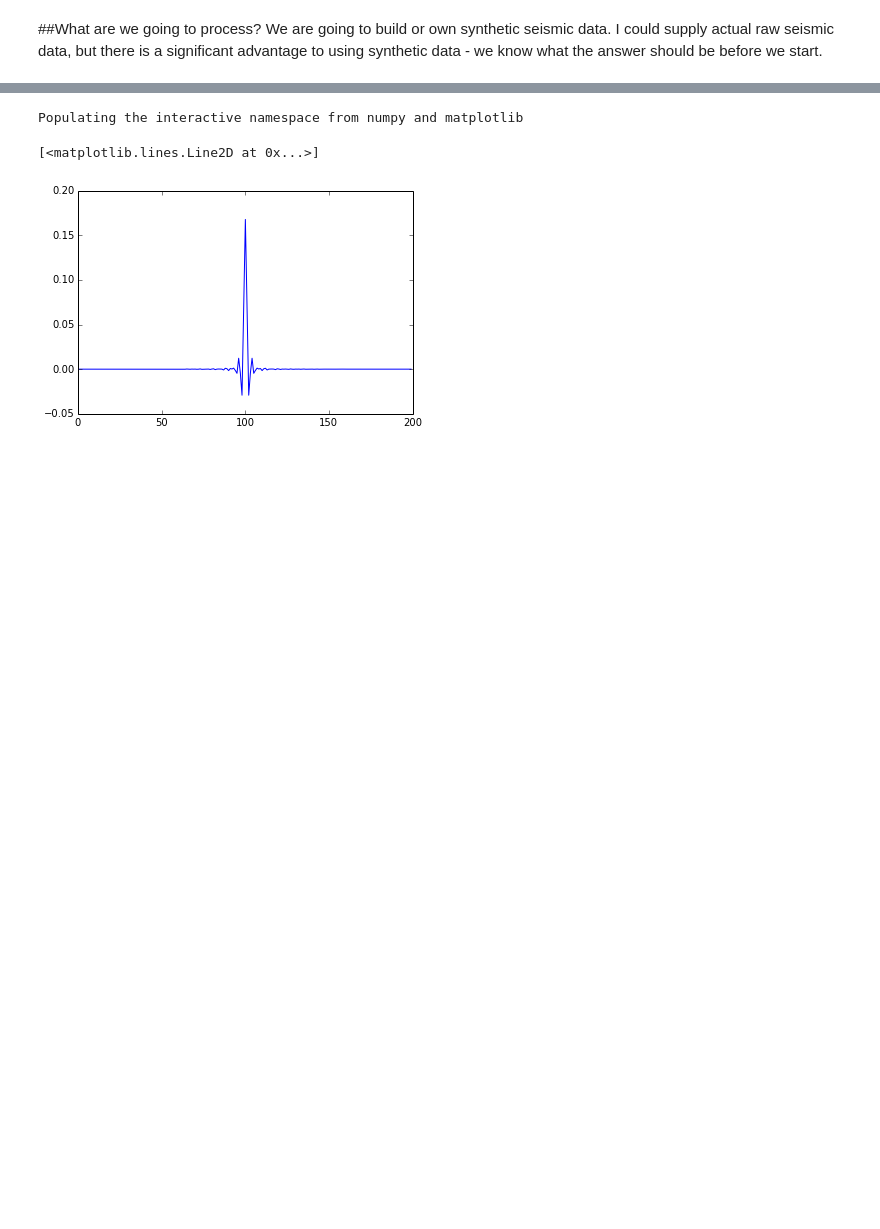
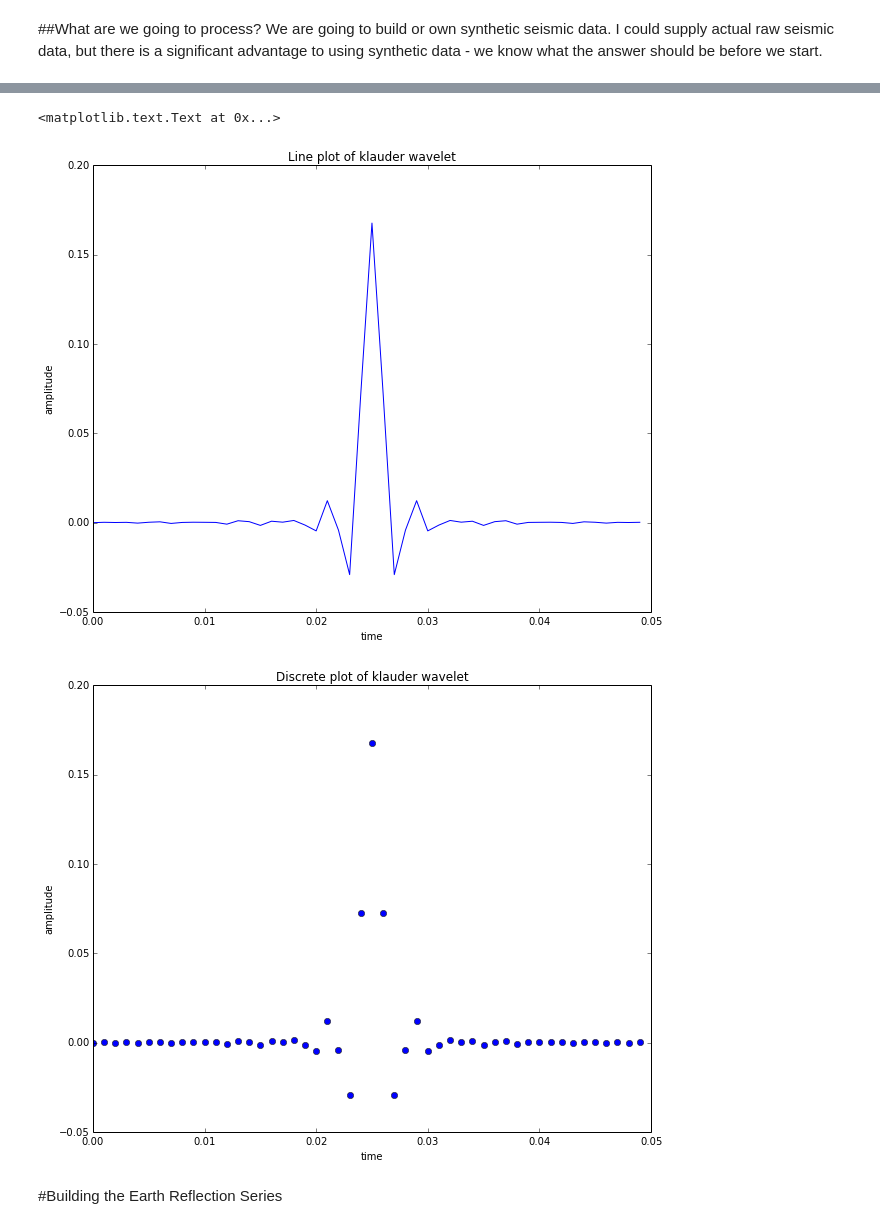
Before and after one commit to stuliveshere/SimplePyRay, a Jupyter notebook: src/Seismic Processing 101.ipynb, the cells around one changed output, grey strips where cells are left out. Drawn from its saved outputs; the diff is of its cells as text; code cells hidden in the pictures; blank space fills up the shorter version.

````diff
--- a/src/Seismic Processing 101.ipynb
+++ b/src/Seismic Processing 101.ipynb
@@ -0,0 +1,7 @@
+# %%
+%pylab inline
+pylab.rcParams['figure.figsize'] = (10.0, 8.0)
+import toolbox
+import numpy as np
+from IPython.display import HTML
+print dir(toolbox)
@@ -51,40 +62,26 @@ There is some good geophysical signal processing theory involved in this, but I
 wavelet = build_wavelet(low,high)
 ```
 has been supplied in the file toolbox.py
-# %%
-import numpy as np
-%pylab inline
-
-def build_wavelet(lowcut, highcut, ns=200, dt = 0.001):
-    '''builds a band limited zero
-    phase wavelet by filtering in the
-    frequency domain. quick and dirty -
-    i've used a smoother to reduce
-    wavelet ring
-
-    use:
-    low = 5. #hz
-    high = 140. #hz
-    wavelet = build_wavelet(low, high)
-    '''
-
-    signal = np.zeros(ns)
-    signal[np.int(ns/2.)] = 1.0
-    fft = np.fft.fft(signal)
-    n = signal.size
-    timestep = dt
-    freq = np.fft.fftfreq(n, d=timestep)
-    filter = (lowcut < np.abs(freq)) & (np.abs(freq) < highcut)
-    filter = np.convolve(filter, np.ones(100, 'f')/100., mode='same')
-    fft *= filter
-    signal=np.fft.ifft(fft)
-    return signal.real
-
-low = 5. #hz
-high = 140. #hz
-wavelet = build_wavelet(low, high)
-pylab.plot(wavelet)
-# %% [output]
-Populating the interactive namespace from numpy and matplotlib
-[<matplotlib.lines.Line2D at 0x...>]
-[figure, removed]
+# %%
+from toolbox import build_wavelet
+
+low = 5. #hz
+high = 140. #hz
+wavelet = build_wavelet(low, high)[75:125]
+xaxis = np.arange(50)/1000.
+pylab.plot(xaxis, wavelet)
+pylab.ylabel('amplitude')
+pylab.xlabel('time')
+pylab.title('Line plot of klauder wavelet')
+
+pylab.figure()
+pylab.plot(xaxis, wavelet, 'bo')
+pylab.ylabel('amplitude')
+pylab.xlabel('time')
+pylab.title('Discrete plot of klauder wavelet')
+# %% [output]
+<matplotlib.text.Text at 0x...>
+[figure, added]
+[figure, added]
+# %% [markdown]
+#Building the Earth Reflection Series
````
Also changed, not shown: parts of 28 cells of this notebook, 3 other files.
